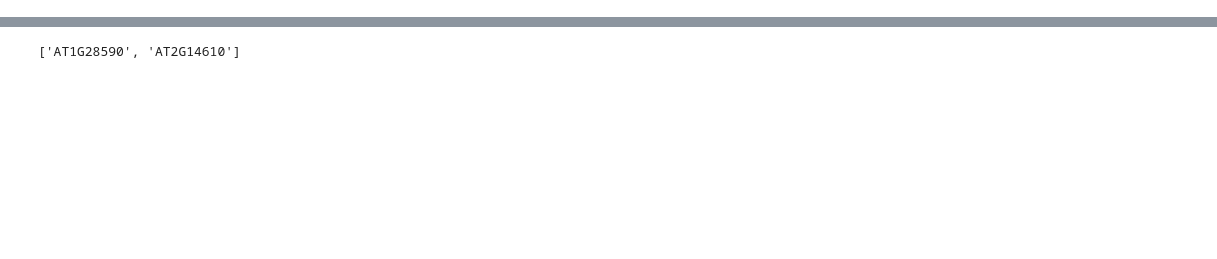
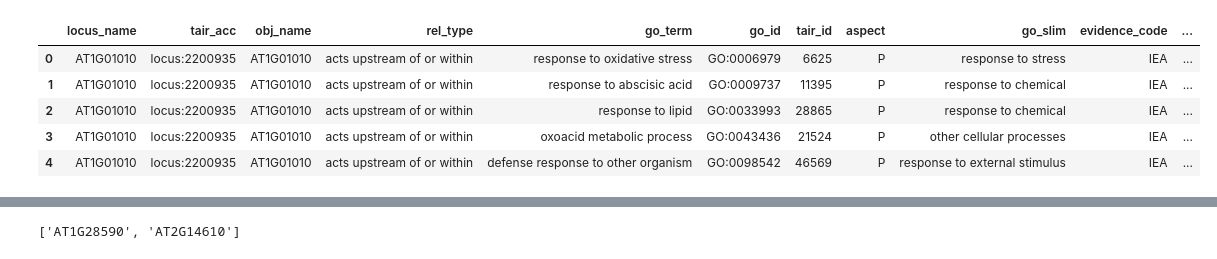
Before and after one commit to mlg556/arabidopsis, a Jupyter notebook: arabidopsis.ipynb, the cells around one changed output, grey strips where cells are left out. Cells and saved outputs as stored; diff of their text form; code cells hidden in the pictures; blank space fills up the shorter version.

```diff
--- a/arabidopsis.ipynb
+++ b/arabidopsis.ipynb
@@ -33,24 +13,31 @@ with zipfile.ZipFile(fname, 'r') as z:
 # %%
 # from ATH_GO.README.txt
 columns = [
     "locus_name",
     "tair_acc",
     "obj_name",
     "rel_type",
     "go_term",
     "go_id",
     "tair_id",
     "aspect",
     "go_slim",
     "evidence_code",
     "evidence_desc",
     "evidence_with",
     "reference",
     "annotator",
     "date"
 ]
 
-fname_txt = "ATH_GO_GOSLIM.txt"
 
 # read into dataframe
-df0 = pd.read_csv(fname_txt, sep="\t", names=columns, skiprows=[0,1,2,3], index_col=False, header=0)
+df0 = pd.read_csv(fname, sep="\t", names=columns, skiprows=[0,1,2,3], index_col=False, header=0)
+df0.head()
+# %% [output]
+|  | locus_name | tair_acc | obj_name | rel_type | go_term | go_id | tair_id | aspect | go_slim | evidence_code | ... |
+| 0 | AT1G01010 | locus:2200935 | AT1G01010 | acts upstream of or within | response to oxidative stress | GO:0006979 | 6625 | P | response to stress | IEA | ... |
+| 1 | AT1G01010 | locus:2200935 | AT1G01010 | acts upstream of or within | response to abscisic acid | GO:0009737 | 11395 | P | response to chemical | IEA | ... |
+| 2 | AT1G01010 | locus:2200935 | AT1G01010 | acts upstream of or within | response to lipid | GO:0033993 | 28865 | P | response to chemical | IEA | ... |
+| 3 | AT1G01010 | locus:2200935 | AT1G01010 | acts upstream of or within | oxoacid metabolic process | GO:0043436 | 21524 | P | other cellular processes | IEA | ... |
+| 4 | AT1G01010 | locus:2200935 | AT1G01010 | acts upstream of or within | defense response to other organism | GO:0098542 | 46569 | P | response to external stimulus | IEA | ... |
```
Also changed, not shown: parts of 7 cells of this notebook.
